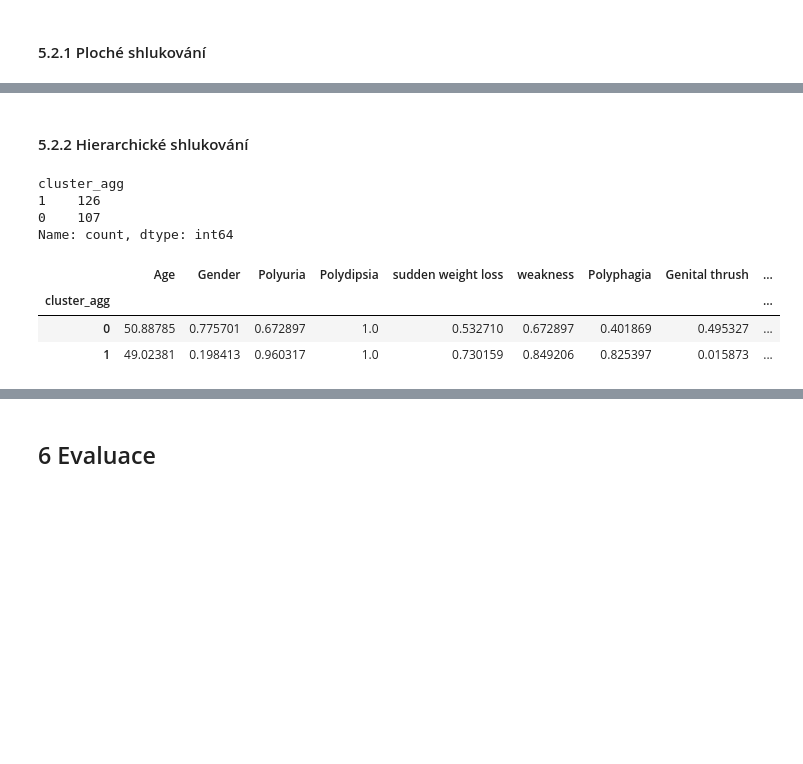
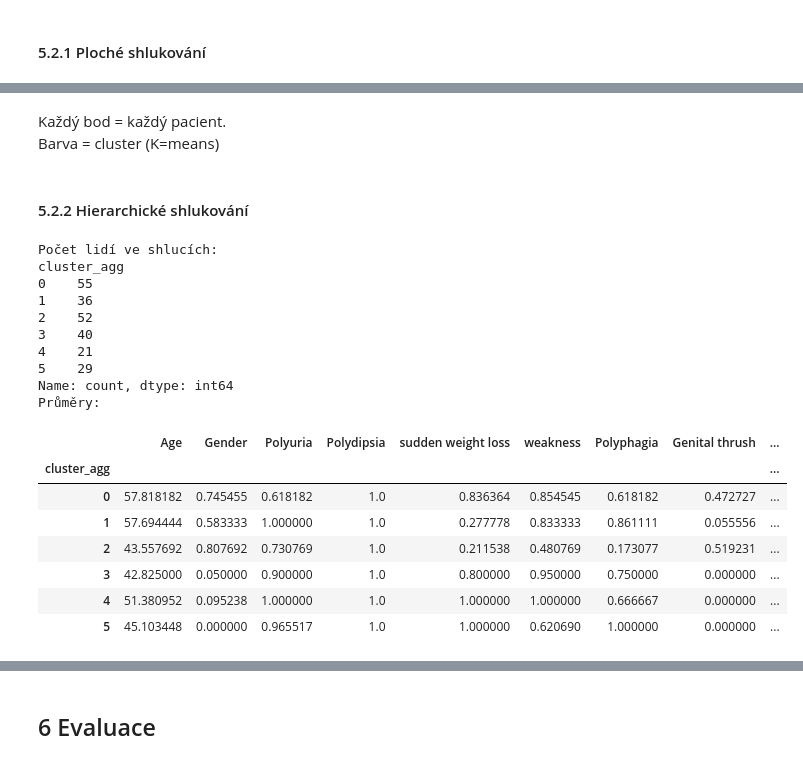
Before and after one commit to connertran/ZIS_semestralka, a Jupyter notebook: dokumentace_diabetes.ipynb, the cells around one changed output, grey strips where cells are left out. Cells and saved outputs as stored; diff of their text form; code cells hidden in the pictures; blank space fills up the shorter version.

```diff
--- a/dokumentace_diabetes.ipynb
+++ b/dokumentace_diabetes.ipynb
@@ -334,22 +368,38 @@ Na základě porovnání velikosti shluků a průměrných hodnot atributů bylo
+# %% [markdown]
+Každý bod = každý pacient.
+Barva = cluster (K=means)
 # %% [markdown]
 #### 5.2.2 Hierarchické shlukování
 # %%
 ## KÓD
-# stejný počet shluků (k=2) jako u plochého shlukování, aby bylo možné výsledky porovnat
-agg = AgglomerativeClustering(n_clusters=2)
-labels = agg.fit_predict(X_unsup_scaled)
+# stejný počet shluků (k=6) jako u plochého shlukování, aby bylo možné výsledky porovnat
+agg_model = AgglomerativeClustering(n_clusters=6)
+labels_agg = agg_model.fit_predict(X_unsup_scaled)
 
-df_agg = df_unsup.copy()
-df_agg["cluster_agg"] = labels
+df_agg_temp = df_unsup.copy()
+df_agg_temp["cluster_agg"] = labels_agg
 
-print(df_agg["cluster_agg"].value_counts())
-display(df_agg.groupby("cluster_agg").mean(numeric_only=True))
+print("Počet lidí ve shlucích:")
+print(df_agg_temp["cluster_agg"].value_counts().sort_index())
+
+print("Průměry:")
+display(df_agg_temp.groupby("cluster_agg").mean(numeric_only=True))
 # %% [output]
+Počet lidí ve shlucích:
 cluster_agg
-1    126
-0    107
+0    55
+1    36
+2    52
+3    40
+4    21
+5    29
 Name: count, dtype: int64
+Průměry:
 |  | Age | Gender | Polyuria | Polydipsia | sudden weight loss | weakness | Polyphagia | Genital thrush | ... |
 | cluster_agg |  |  |  |  |  |  |  |  | ... |
-| 0 | 50.88785 | 0.775701 | 0.672897 | 1.0 | 0.532710 | 0.672897 | 0.401869 | 0.495327 | ... |
-| 1 | 49.02381 | 0.198413 | 0.960317 | 1.0 | 0.730159 | 0.849206 | 0.825397 | 0.015873 | ... |
+| 0 | 57.818182 | 0.745455 | 0.618182 | 1.0 | 0.836364 | 0.854545 | 0.618182 | 0.472727 | ... |
+| 1 | 57.694444 | 0.583333 | 1.000000 | 1.0 | 0.277778 | 0.833333 | 0.861111 | 0.055556 | ... |
+| 2 | 43.557692 | 0.807692 | 0.730769 | 1.0 | 0.211538 | 0.480769 | 0.173077 | 0.519231 | ... |
+| 3 | 42.825000 | 0.050000 | 0.900000 | 1.0 | 0.800000 | 0.950000 | 0.750000 | 0.000000 | ... |
+| 4 | 51.380952 | 0.095238 | 1.000000 | 1.0 | 1.000000 | 1.000000 | 0.666667 | 0.000000 | ... |
+| 5 | 45.103448 | 0.000000 | 0.965517 | 1.0 | 1.000000 | 0.620690 | 1.000000 | 0.000000 | ... |
```
Also changed, not shown: parts of 10 cells of this notebook, 1 other file.
